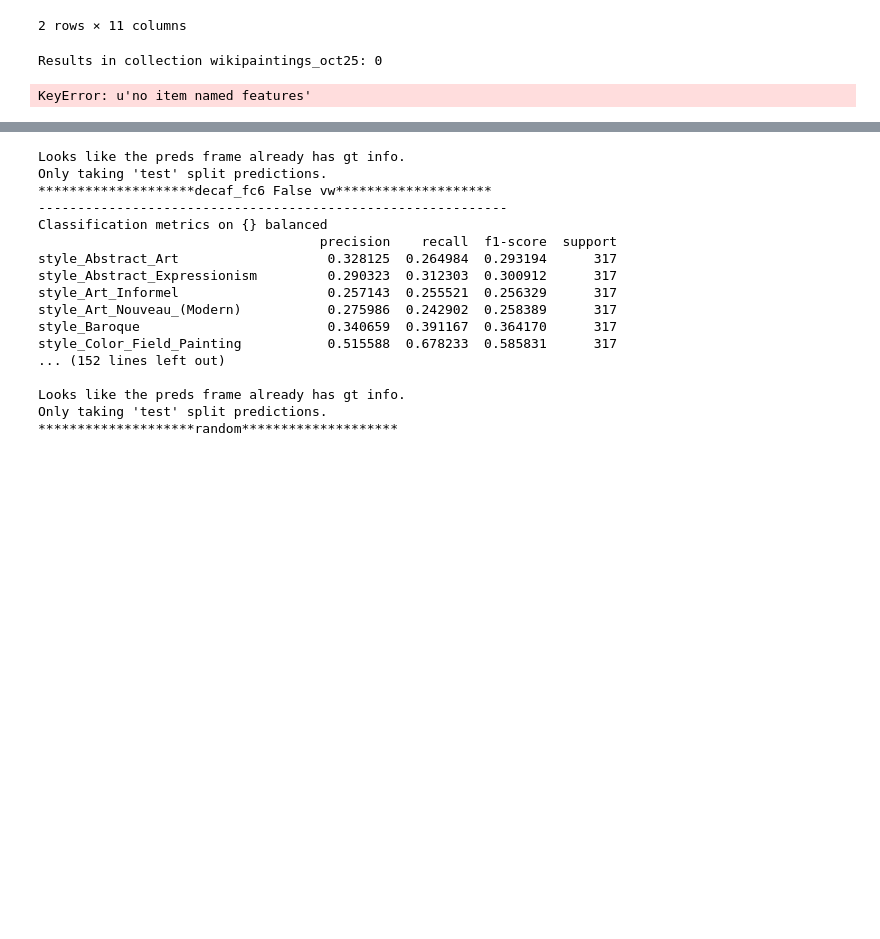
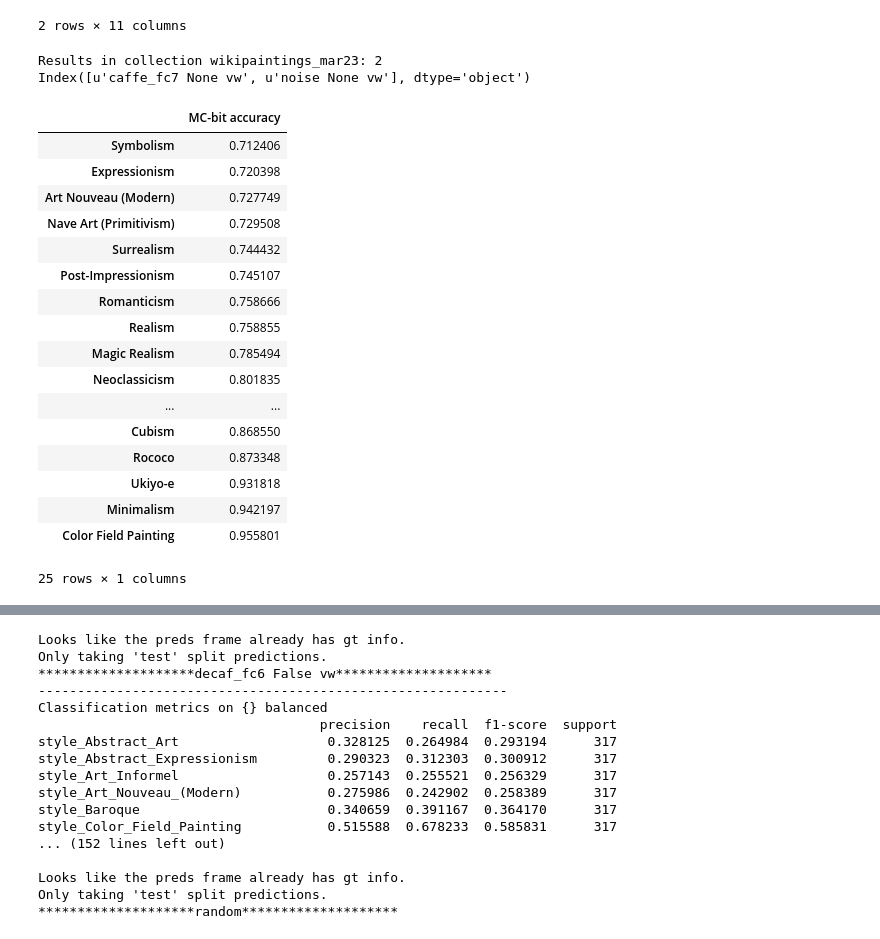
Before and after one commit to sergeyk/vislab, a Jupyter notebook: image_style_experiments/wikipaintings results.ipynb, the cells around one changed output, grey strips where cells are left out. Cells and saved outputs as stored; diff of their text form; code cells hidden in the pictures; blank space fills up the shorter version.

```diff
--- a/image_style_experiments/wikipaintings results.ipynb
+++ b/image_style_experiments/wikipaintings results.ipynb
@@ -26,9 +26,38 @@ pd.DataFrame([x for x in c.find()])
 # %%
 results_dirname = vislab.util.makedirs(vislab.config['paths']['shared_data'] + '/results')
 results_df, preds_panel = vislab._results.load_pred_results(
-    'wikipaintings_oct25', results_dirname, multiclass=True, force=False)
+    'wikipaintings_mar23', results_dirname, multiclass=True, force=False)
 pred_prefix = 'pred'
 print preds_panel.minor_axis
 # %% [output]
-Results in collection wikipaintings_oct25: 0
+Results in collection wikipaintings_mar23: 2
+Index([u'caffe_fc7 None vw', u'noise None vw'], dtype='object')
-KeyError: u'no item named features'
+# %%
+collection_name = 'wikipaintings_mar23'
+cache_filename = '{}/{}_thresholds_and_accs.h5'.format(results_dirname, collection_name)
+threshold_df, acc_df = vislab.results.learn_accuracy_thresholds_for_preds_panel(
+    preds_panel, cache_filename)
+del acc_df['noise None vw']
+acc_df.columns = ['MC-bit accuracy']
+# %%
+acc_df.index = [_.replace('style_', '').replace('_', ' ') for _ in acc_df.index]
+acc_df.sort('MC-bit accuracy')
+# %% [output]
+|  | MC-bit accuracy |
+| Symbolism | 0.712406 |
+| Expressionism | 0.720398 |
+| Art Nouveau (Modern) | 0.727749 |
+| Nave Art (Primitivism) | 0.729508 |
+| Surrealism | 0.744432 |
+| Post-Impressionism | 0.745107 |
+| Romanticism | 0.758666 |
+| Realism | 0.758855 |
+| Magic Realism | 0.785494 |
+| Neoclassicism | 0.801835 |
+| ... | ... |
+| Cubism | 0.868550 |
+| Rococo | 0.873348 |
+| Ukiyo-e | 0.931818 |
+| Minimalism | 0.942197 |
+| Color Field Painting | 0.955801 |
+25 rows × 1 columns
```
Also changed, not shown: parts of 1 cell of this notebook, 3 other files.
